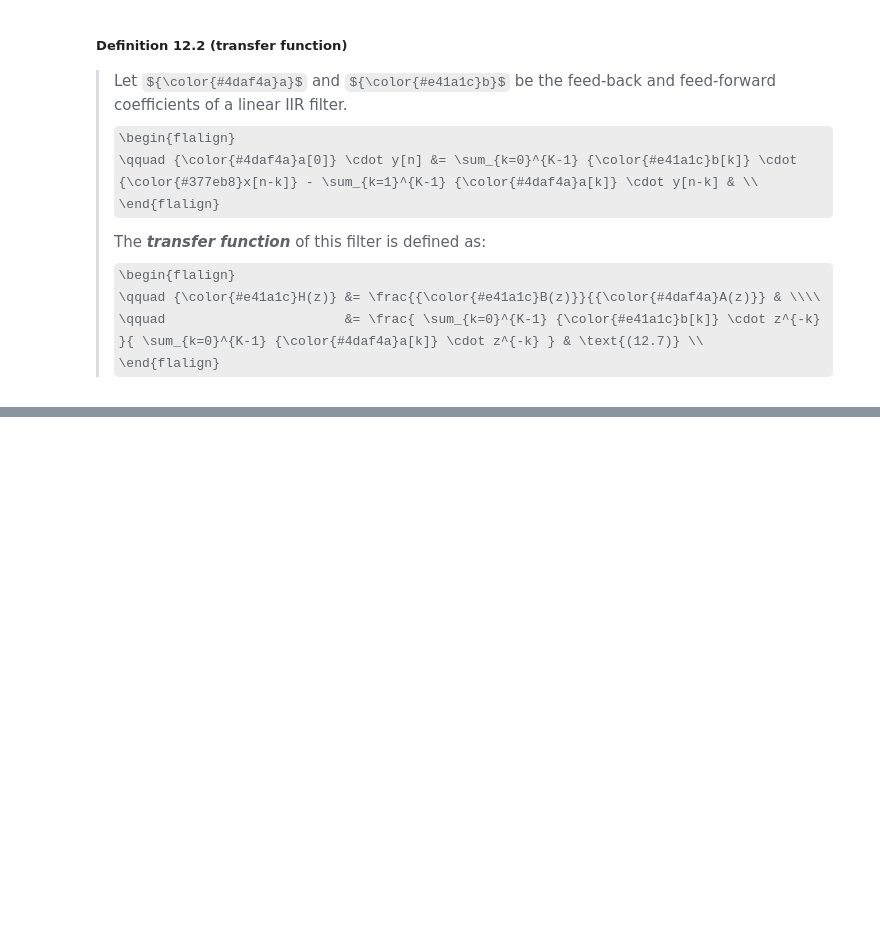
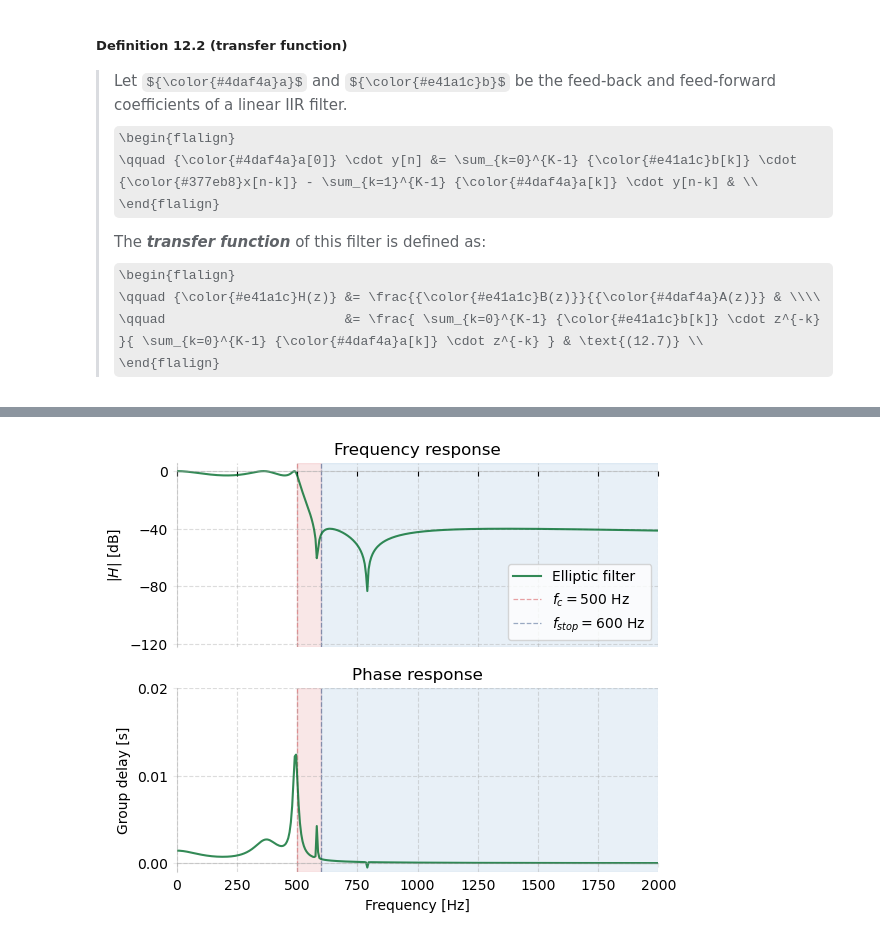
Before and after one commit to buruzaemon/digital-signals-theory, a Jupyter notebook: DST_CH12.ipynb, the cells around one changed output, grey strips where cells are left out. Saved outputs shown, nothing was run; the diff lists cells and outputs as text; code cells hidden in the pictures; some formulas as TeX source; blank space fills up the shorter version.

```diff
--- a/DST_CH12.ipynb
+++ b/DST_CH12.ipynb
@@ -261,0 +270,12 @@ plt.show()
+# %%
+fs = 44100        # Sampling rate
+fc = 500          # Cutoff frequency
+fstop = 600       # transition band from 500 - 600 Hz
+attenuation = 40  # we'll require 40 dB attenuation in the stop band
+                  #               ^^^^^^^^^^^^^^^^^
+                  # ... funny, the original code comments had that
+                  #     attenuation value at 80 dB...
+ripple = 3        # we'll allow 3 dB ripple in the passband
+# %%
+order_ell, wn = sp.signal.ellipord(fc, fstop, ripple, attenuation, fs=fs)
+b_ell, a_ell = sp.signal.ellip(order_ell, ripple, attenuation, wn, fs=fs)
@@ -261,0 +291,2 @@ plt.show()
+# %%
+freq_ell, H_ell = sp.signal.freqz(b_ell, a_ell, worN=4096, fs=fs)
@@ -261,0 +301,61 @@ plt.show()
+# %%
+# scipy's group delay measures in samples
+# we'll convert to seconds by dividing out the sampling rate
+freq, delay = sp.signal.group_delay([b_ell, a_ell], w=4096, fs=fs)
+delay_sec = delay / fs
+# %%
+# Frequency response & phase response: Elliptic filter
+fig, (ax0, ax1) = plt.subplots(figsize=(6, 5), nrows=2, sharex=True)
+
+# -----------------------------------------------------
+# Frequency response
+#
+ax0.grid(linestyle='--', alpha=0.4, color='#A9A9A9')
+# Eliminate upper and right axes
+ax0.spines['right'].set_color('none')
+ax0.spines['top'].set_color('none')
+ax0.spines['left'].set(color='#A9A9A9', alpha=0.4)
+ax0.spines['bottom'].set(position='zero', color='#A9A9A9', alpha=0.4)
+
+# Frequency response
+ax0.plot(freq_ell, 20 * np.log10(np.abs(H_ell) + 1e-6), label='Elliptic filter', color='#006d2c', alpha=0.8)
+ax0.axvline(fc, zorder=-1, label=r'$f_c = 500$ Hz', linewidth=0.9, color='#cb181d', linestyle='--', alpha=0.4)
+ax0.axvline(fstop, zorder=-1, label=r'$f_{stop} = 600$ Hz', linewidth=0.9, color='#08306b', linestyle='--', alpha=0.4)
+ax0.axvspan(fc, fstop, zorder=-2, color='#cb181d', alpha=0.1)
+ax0.axvspan(fstop, fs/2, zorder=-2, color='#2171b5', alpha=0.1)
+
+ax0.legend(loc='lower right')
+ax0.set(xlabel='Frequency [Hz]', ylabel='$|H|$ [dB]', title='Frequency response');
+ax0.set(yticks=[0, -40, -80, -120])
+#ax.tick_params(axis='x', which=u'both', length=3, pad=158, color='#A9A9A940')
+ax0.tick_params(axis='y', which=u'both', length=3, color='#A9A9A940')
+
+ax0.label_outer()
+
+# -----------------------------------------------------
+# Phase response: unwrapped group delay
+#
+ax1.grid(linestyle='--', alpha=0.4, color='#A9A9A9')
+# Eliminate upper and right axes
+ax1.spines['right'].set_color('none')
+ax1.spines['top'].set_color('none')
+ax1.spines['left'].set(color='#A9A9A9', alpha=0.4)
+ax1.spines['bottom'].set(position='zero', color='#A9A9A9', alpha=0.4)
+
+ax1.plot(freq, delay_sec, label='Elliptic filter', color='#006d2c', alpha=0.8)
+ax1.axvline(fc, zorder=-1, label=r'$f_c = 500$ Hz', linewidth=0.9, color='#cb181d', linestyle='--', alpha=0.4)
+ax1.axvline(fstop, zorder=-1, label=r'$f_{stop} = 600$ Hz', linewidth=0.9, color='#08306b', linestyle='--', alpha=0.4)
+ax1.axvspan(fc, fstop, zorder=-2, color='#cb181d', alpha=0.1)
+ax1.axvspan(fstop, fs/2, zorder=-2, color='#2171b5', alpha=0.1)
+
+ax1.set(xlabel='Frequency [Hz]', ylabel='Group delay [s]', title='Phase response');
+ax1.set(xlim=[0, 2000], ylim=[-0.001, 0.02])
+ax1.set(yticks=[0., 0.01, 0.02])
+ax1.tick_params(axis='y', which=u'both', length=3, color='#A9A9A940')
+ax1.tick_params(axis='x', which=u'both', length=3, pad=8, color='#A9A9A940')
+ax1.label_outer()
+
+fig.tight_layout()
+plt.show()
+# %% [output]
+[figure, added]
```
Also changed, not shown: parts of 49 cells of this notebook.
